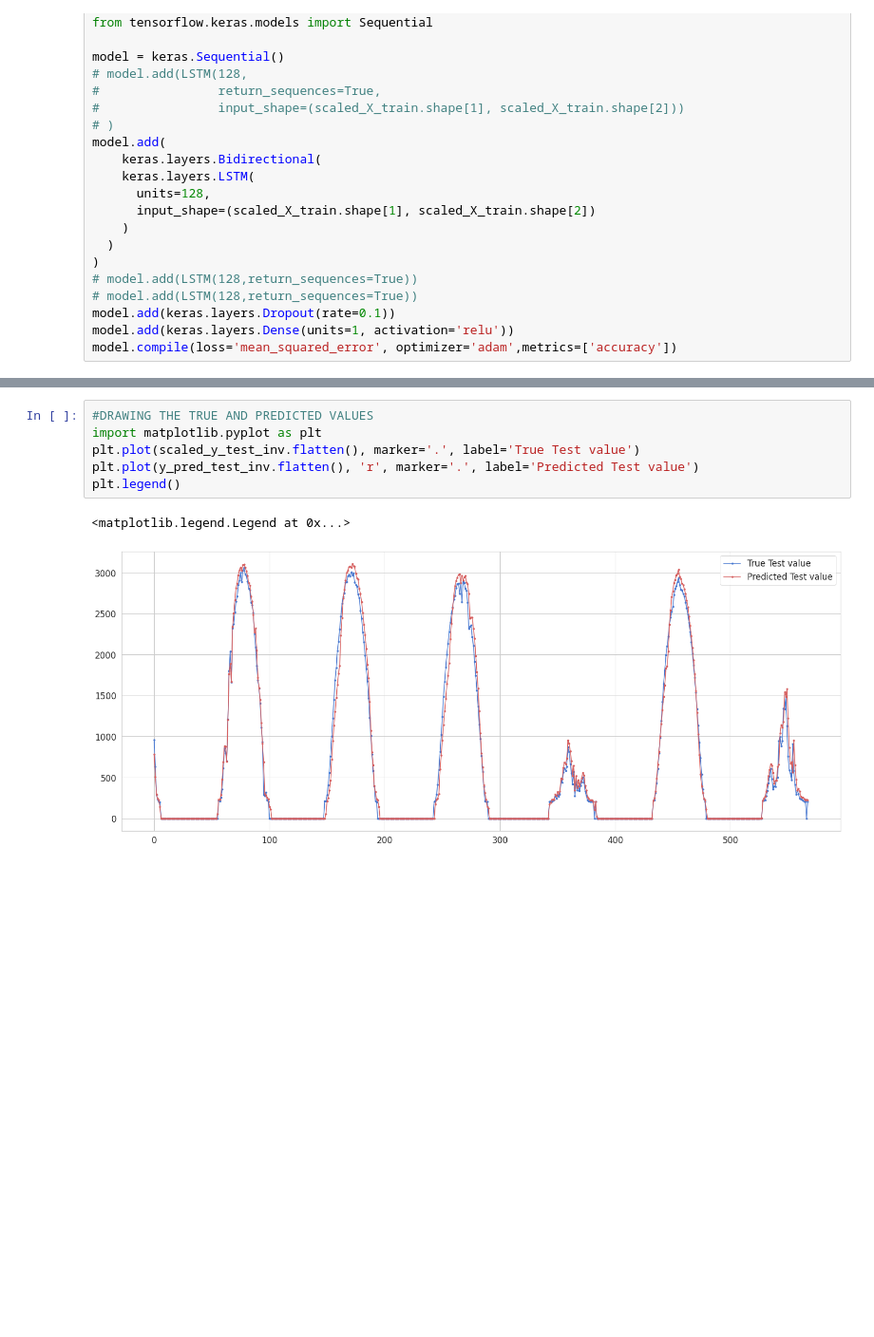
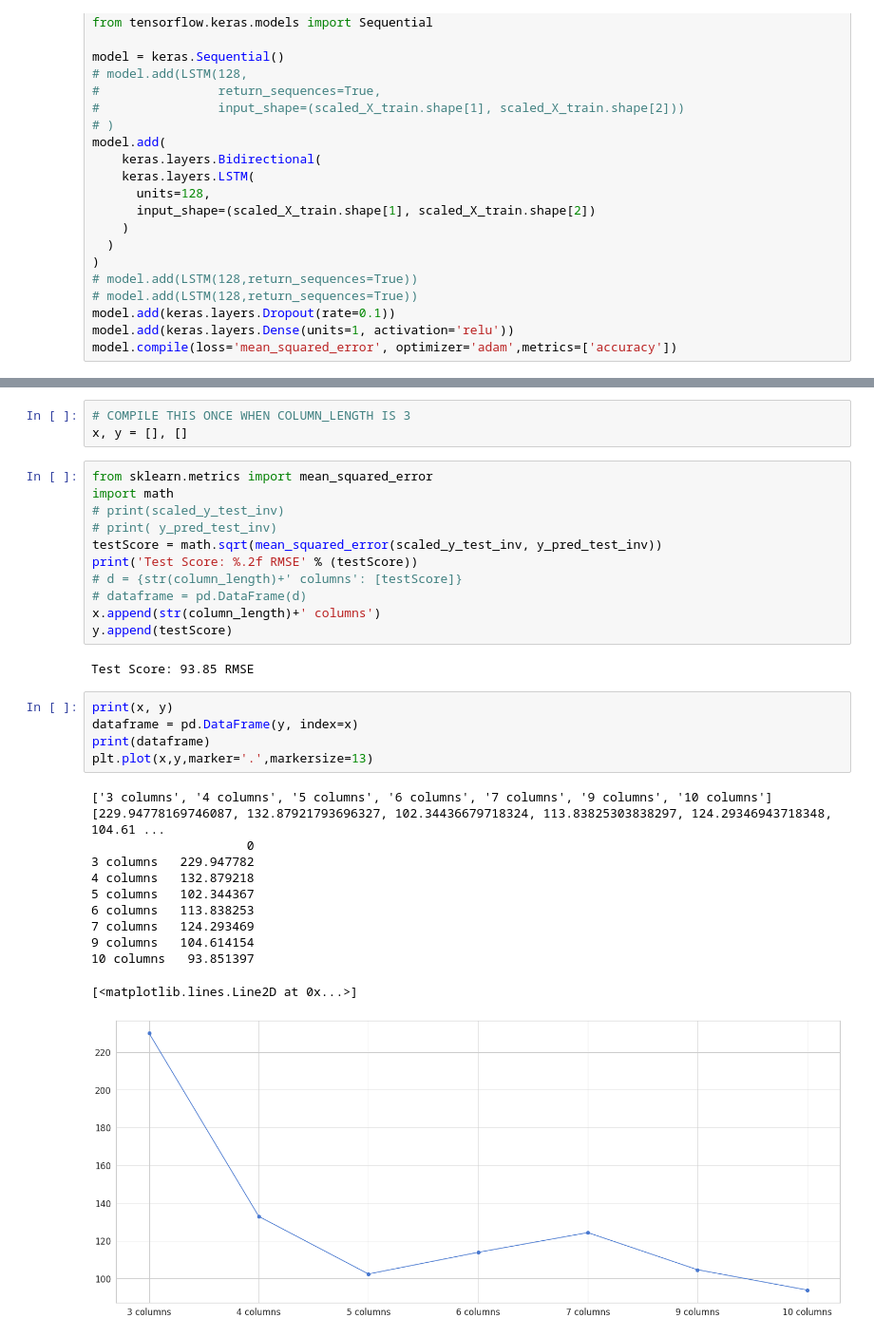
Before and after one commit to Akrom1996/LSTM, a Jupyter notebook: LSTM_ENERGY_PREDICTION.ipynb, the cells around one changed output, grey strips where cells are left out. Shown at 95% size. Saved outputs shown, nothing was run; the diff lists cells and outputs as text; blank space fills up the shorter version.

```diff
--- a/LSTM_ENERGY_PREDICTION.ipynb
+++ b/LSTM_ENERGY_PREDICTION.ipynb
@@ -249,11 +251,35 @@ Name: site8, dtype: float64
-# %%
-#DRAWING THE TRUE AND PREDICTED VALUES
-import matplotlib.pyplot as plt
-plt.plot(scaled_y_test_inv.flatten(), marker='.', label='True Test value')
-plt.plot(y_pred_test_inv.flatten(), 'r', marker='.', label='Predicted Test value')
-plt.legend()
-# %% [output]
-<matplotlib.legend.Legend at 0x...>
-[figure, removed]
+# %%
+# COMPILE THIS ONCE WHEN COLUMN_LENGTH IS 3
+x, y = [], []
+# %%
+from sklearn.metrics import mean_squared_error
+import math
+# print(scaled_y_test_inv)
+# print( y_pred_test_inv)
+testScore = math.sqrt(mean_squared_error(scaled_y_test_inv, y_pred_test_inv))
+print('Test Score: %.2f RMSE' % (testScore))
+# d = {str(column_length)+' columns': [testScore]}
+# dataframe = pd.DataFrame(d)
+x.append(str(column_length)+' columns')
+y.append(testScore)
+# %% [output]
+Test Score: 93.85 RMSE
+# %%
+print(x, y)
+dataframe = pd.DataFrame(y, index=x)
+print(dataframe)
+plt.plot(x,y,marker='.',markersize=13)
+# %% [output]
+['3 columns', '4 columns', '5 columns', '6 columns', '7 columns', '9 columns', '10 columns'] [229.94778169746087, 132.87921793696327, 102.34436679718324, 113.83825303838297, 124.29346943718348, 104.61 ...
+                     0
+3 columns   229.947782
+4 columns   132.879218
+5 columns   102.344367
+6 columns   113.838253
+7 columns   124.293469
+9 columns   104.614154
+10 columns   93.851397
+[<matplotlib.lines.Line2D at 0x...>]
+[figure, added]
 # %%
 # CREATE NEW TEST DATA
```
Also changed, not shown: parts of 8 cells of this notebook.
